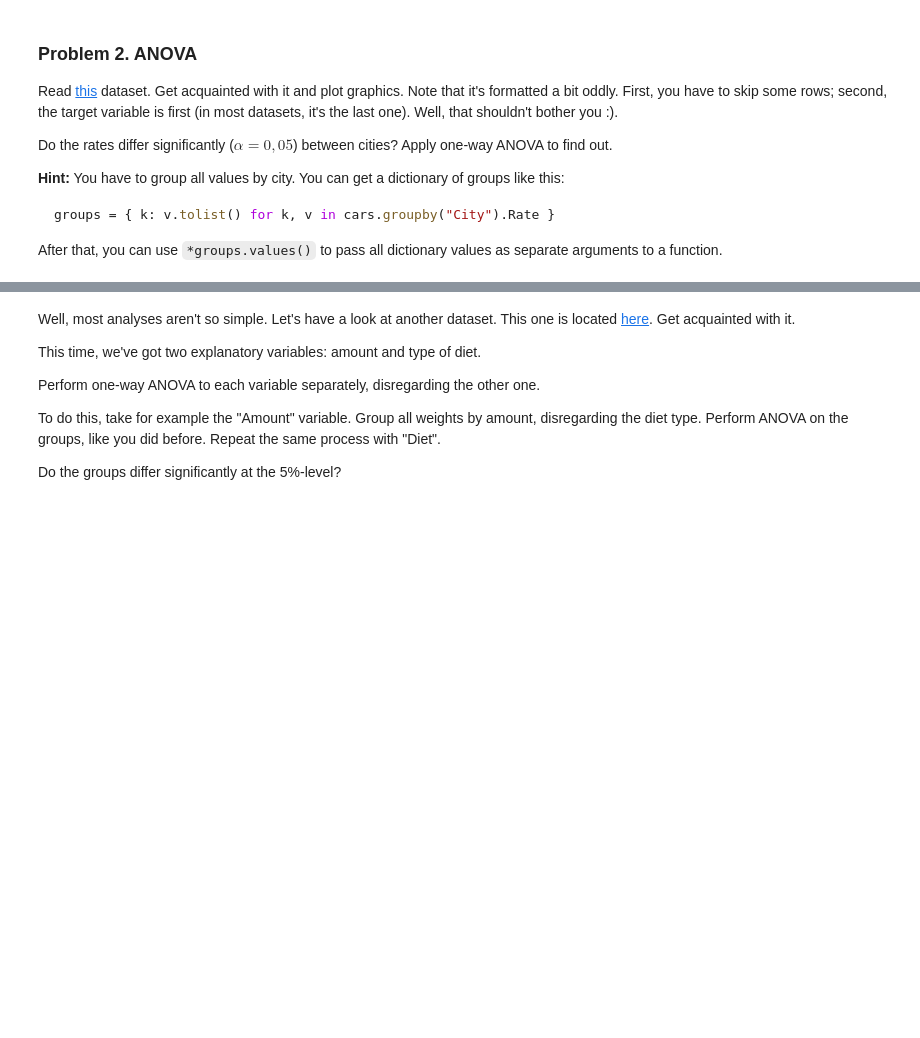
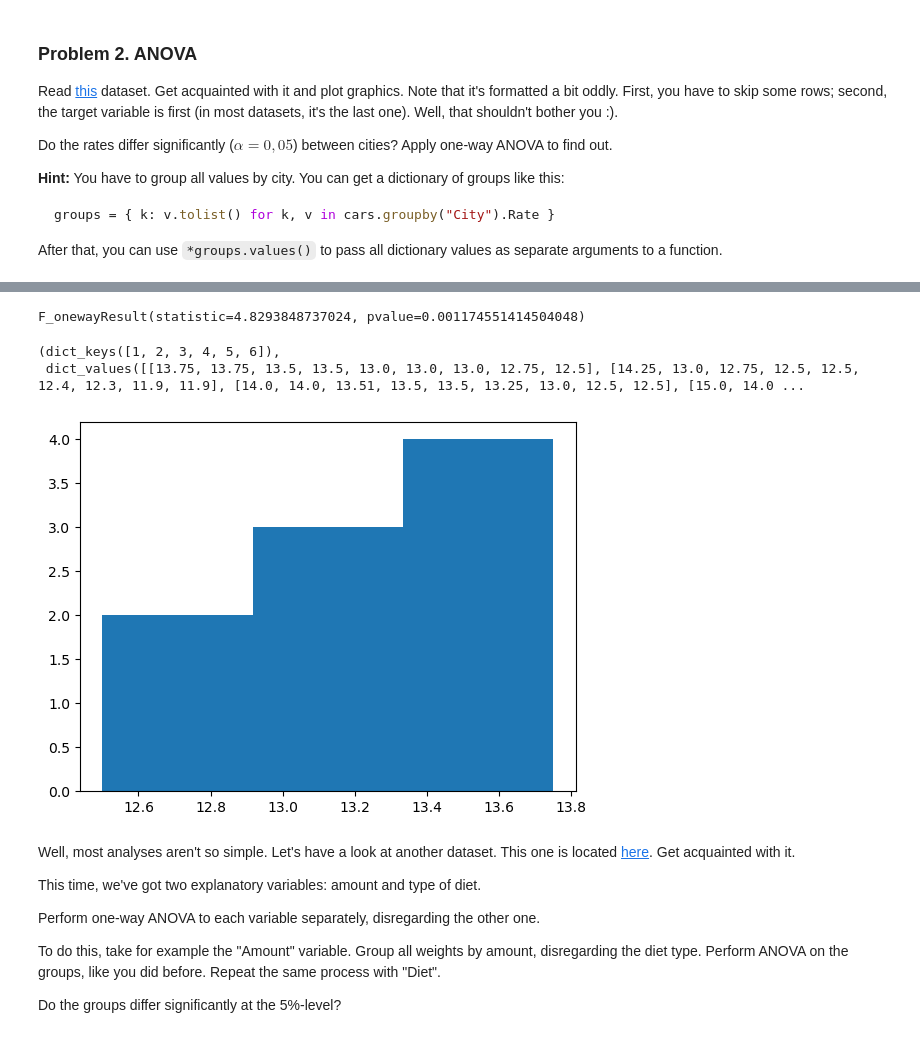
Before and after one commit to Kiril-Lazarov/Artificial-Intelligence, a Jupyter notebook: Math concepts/Hypothesis Testing Exercise.ipynb, the cells around one changed output, grey strips where cells are left out. Cells and saved outputs as stored; diff of their text form; code cells hidden in the pictures; blank space fills up the shorter version.

```diff
--- a/Math concepts/Hypothesis Testing Exercise.ipynb
+++ b/Math concepts/Hypothesis Testing Exercise.ipynb
@@ -162,0 +161,4 @@
+# %%
+data_set = pd.read_fwf("data/city_rate.dat", skiprows = 25, header= None)
+# %%
+data_set.columns = ['Rate', 'City']
@@ -163,3 +174,19 @@
+# %%
+groups = { k: v.tolist() for k, v in data_set.groupby("City").Rate }
+# %%
+st.f_oneway(*groups.values())
+# %% [output]
+F_onewayResult(statistic=4.8293848737024, pvalue=0.001174551414504048)
+# %%
+groups.keys(), groups.values()
+# %% [output]
+(dict_keys([1, 2, 3, 4, 5, 6]),
+ dict_values([[13.75, 13.75, 13.5, 13.5, 13.0, 13.0, 13.0, 12.75, 12.5], [14.25, 13.0, 12.75, 12.5, 12.5, 12.4, 12.3, 11.9, 11.9], [14.0, 14.0, 13.51, 13.5, 13.5, 13.25, 13.0, 12.5, 12.5], [15.0, 14.0 ...
+# %%
+plt.hist(groups[1], bins = 'fd')
+plt.show()
+# %% [output]
+[figure, added]
 # %% [markdown]
 Well, most analyses aren't so simple. Let's have a look at another dataset. This one is located [here](http://www.itl.nist.gov/div898/education/anova/ratfeed.dat). Get acquainted with it.
 
```
Also changed, not shown: parts of 2 cells of this notebook.
